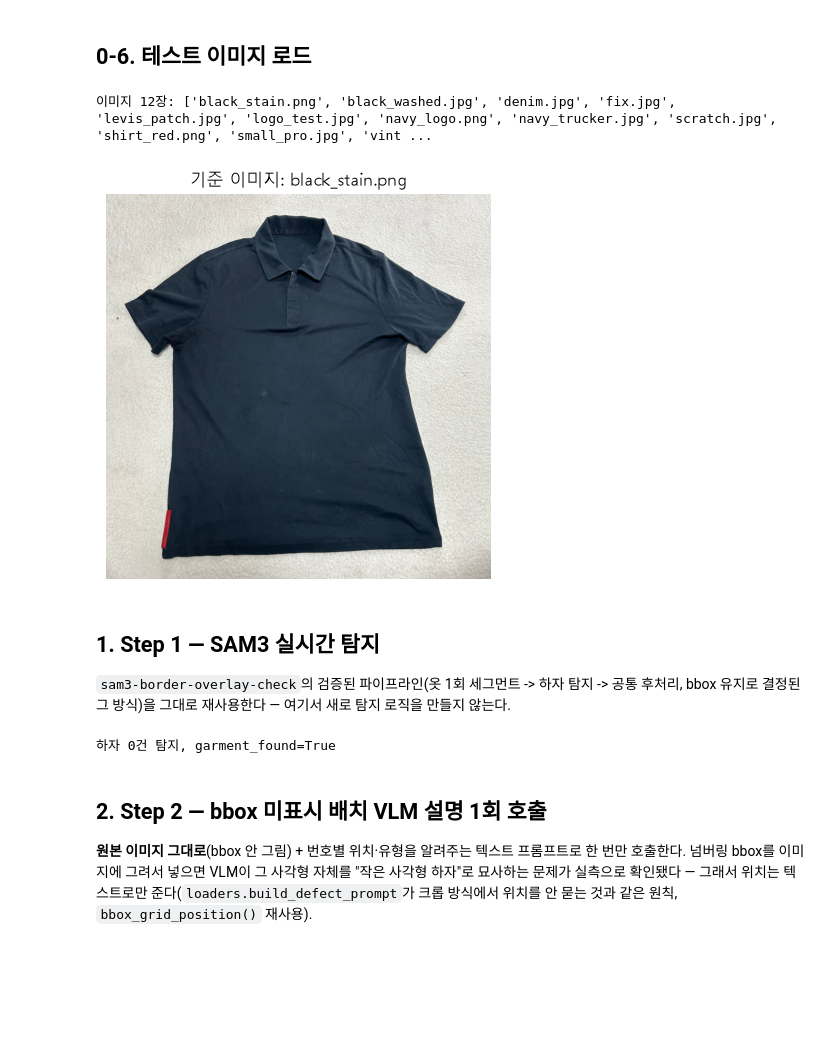
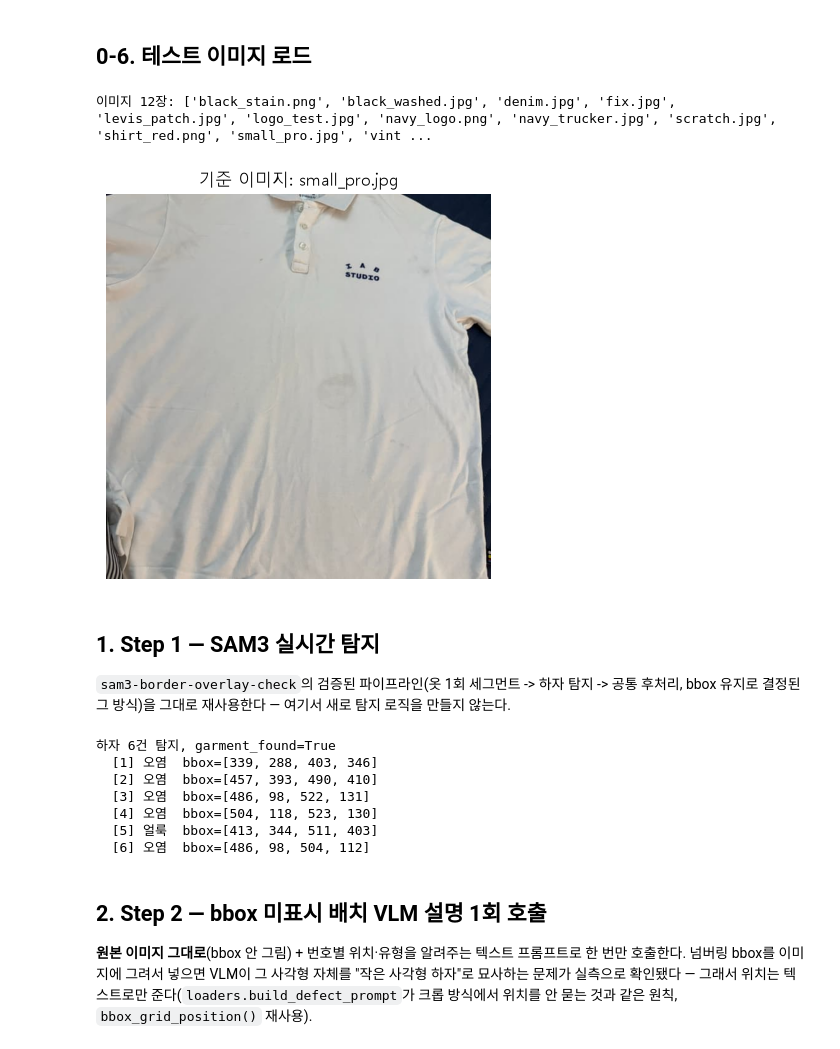
Before and after one commit to Team-vintib/Vintib-AI, a Jupyter notebook: AI/validation/QUAL/vlm-description-check/batch_pipeline_check.ipynb, the cells around one changed output. Drawn from its saved outputs; the diff is of its cells as text; code cells hidden in the pictures; blank space fills up the shorter version.

```diff
--- a/AI/validation/QUAL/vlm-description-check/batch_pipeline_check.ipynb
+++ b/AI/validation/QUAL/vlm-description-check/batch_pipeline_check.ipynb
@@ -126,20 +127,20 @@ VLM 로드 완료
 # %%
 image_paths = qc_shared.list_images()
 assert image_paths, "sample_images/ 에 이미지가 없습니다 (qc_shared.SHARED_IMAGE_DIR 참고)."
 print(f"이미지 {len(image_paths)}장: {[p.name for p in image_paths]}")
 
 # §1~§3은 이 기준 이미지 1장으로 단계별로 확인한다. §4에서 전체 배치를 돈다.
-demo_path = image_paths[0]
+demo_path = image_paths[10]
 demo_image = Image.open(demo_path).convert("RGB")
 
 plt.figure(figsize=(5, 5))
 plt.imshow(demo_image)
 plt.title(f"기준 이미지: {demo_path.name}")
 plt.axis("off")
 plt.show()
 # %% [output]
 이미지 12장: ['black_stain.png', 'black_washed.jpg', 'denim.jpg', 'fix.jpg', 'levis_patch.jpg', 'logo_test.jpg', 'navy_logo.png', 'navy_trucker.jpg', 'scratch.jpg', 'shirt_red.png', 'small_pro.jpg', 'vint ...
-[figure, old version]
+[figure, new version]
 # %% [markdown]
 ## 1. Step 1 — SAM3 실시간 탐지
 
@@ -152,7 +153,13 @@ for inst in kept:
     label = qc_shared.KOREAN_LABELS.get(inst["type"], inst["type"])
     print(f"  [{inst['no']}] {label}  bbox={[round(v) for v in inst['bbox']]}")
 # %% [output]
-하자 0건 탐지, garment_found=True
+하자 6건 탐지, garment_found=True
+  [1] 오염  bbox=[339, 288, 403, 346]
+  [2] 오염  bbox=[457, 393, 490, 410]
+  [3] 오염  bbox=[486, 98, 522, 131]
+  [4] 오염  bbox=[504, 118, 523, 130]
+  [5] 얼룩  bbox=[413, 344, 511, 403]
+  [6] 오염  bbox=[486, 98, 504, 112]
 # %% [markdown]
 ## 2. Step 2 — bbox 미표시 배치 VLM 설명 1회 호출
 
```
Also changed, not shown: parts of 5 cells of this notebook.
